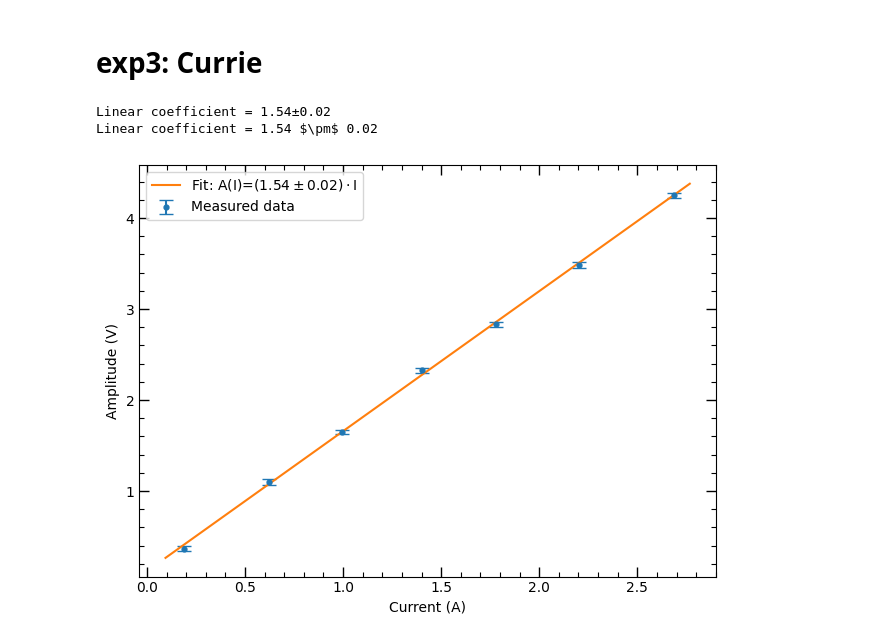
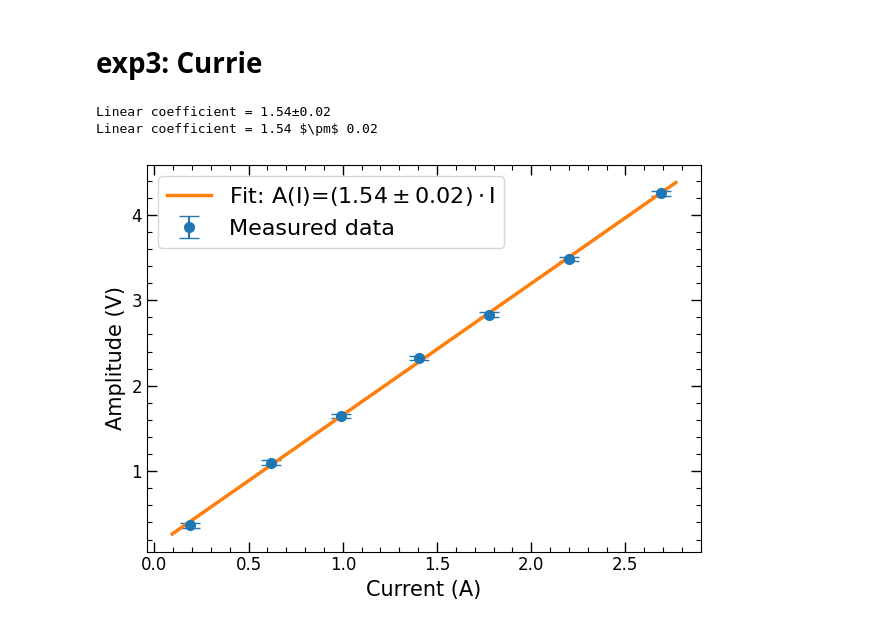
Before and after one commit to naki23/PL4-NMR, a Jupyter notebook: NMRmain.ipynb, the cells around one changed output. Cells and saved outputs as stored; diff of their text form; code cells hidden in the pictures.

```diff
--- a/NMRmain.ipynb
+++ b/NMRmain.ipynb
@@ -244,6 +250,10 @@ plt.rc('ytick.major', size=7.5, width=1)   # For y-axis ticks
 plt.rc('xtick.minor', size=3.5, width = 0.8)  # For minor x-axis ticks
 plt.rc('ytick.minor', size=3.5, width = 0.8)  # For minor y-axis ticks
 
+plt.rcParams['font.size'] = 15  # Base font size
+plt.rcParams['xtick.labelsize'] = 12  # X-axis tick labels
+plt.rcParams['ytick.labelsize'] = 12  # Y-axis tick labels
+plt.rcParams['legend.fontsize'] = 16  # Legend font size
 my_dpi = 350
 # %%
 df2 = pd.read_csv(r'C:\Users\nagyk\OneDrive\2425.1b\Lab4 - NMR\data & processing NMR\csv exports\exp2.csv')
@@ -329,33 +341,35 @@ for current in sorted(df3['current (A) +/-0.001'].unique()):
 # Convert lists to numpy arrays for fitting
 I_array = np.array(I_list)
 A_array = np.array(A_list)
 A_err_array = np.array(A_err_list)
 
 plt.errorbar(I_array, A_array, yerr=A_err_array, fmt='o',
-                capsize=5, markersize=3.5,
+                capsize=7, markersize=7,
                 label='Measured data')
 plt.xlabel('Current (A)')
 plt.ylabel('Amplitude (V)')
 
 def linear(x, m, b):
     return m * x + b
 
 popt, pcov = curve_fit(linear, I_array, A_array,
                        sigma=A_err_array)
 lin_coeff = unc.correlated_values(popt, pcov)[0]
 print(f"Linear coefficient = {lin_coeff:.1uP}")
 print(f"Linear coefficient = {lin_coeff:.1uL}".replace(r'\pm', r"$\pm$"))
 
 I_test = np.linspace(np.min(I_array)*0.5, np.max(I_array)*1.03, 500)
-plt.plot(I_test, linear(I_test, *popt), label=r'Fit: A(I)=$(' + f"{lin_coeff:.1uL}" + r')\cdot$I')
+plt.plot(I_test, linear(I_test, *popt),
+         label=r'Fit: A(I)=$(' + f"{lin_coeff:.1uL}" + r')\cdot$I',
+         linewidth=2.5)
 
 plt.legend(loc="upper left")
 plt.tick_params(axis='both', which='both', direction='in', top=True, right=True)
 plt.minorticks_on()
 plt.tight_layout()
 plt.savefig('exp3_currie_fit.png', dpi=my_dpi)
 plt.show()
 # %% [output]
 Linear coefficient = 1.54±0.02
 Linear coefficient = 1.54 $\pm$ 0.02
-[figure, old version]
+[figure, new version]
```
Also changed, not shown: parts of 3 cells of this notebook, 3 other files.
